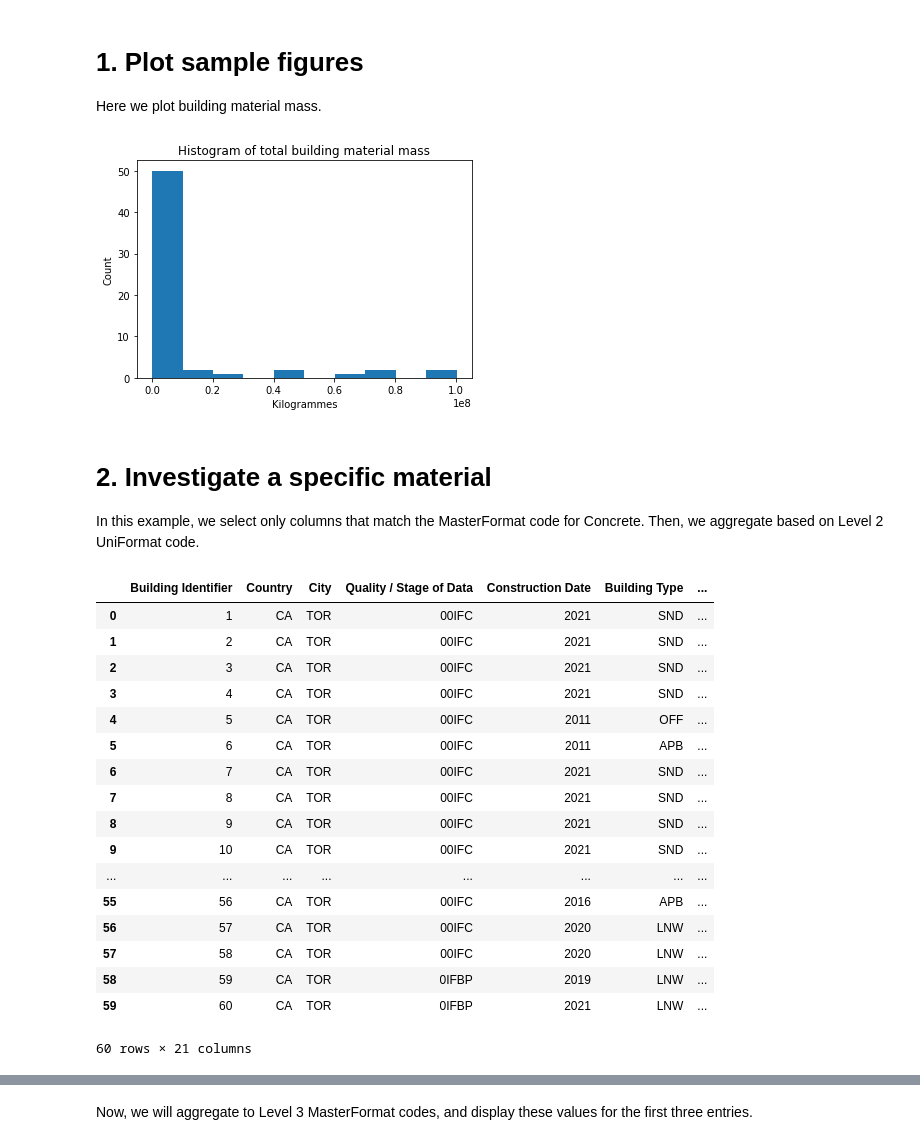
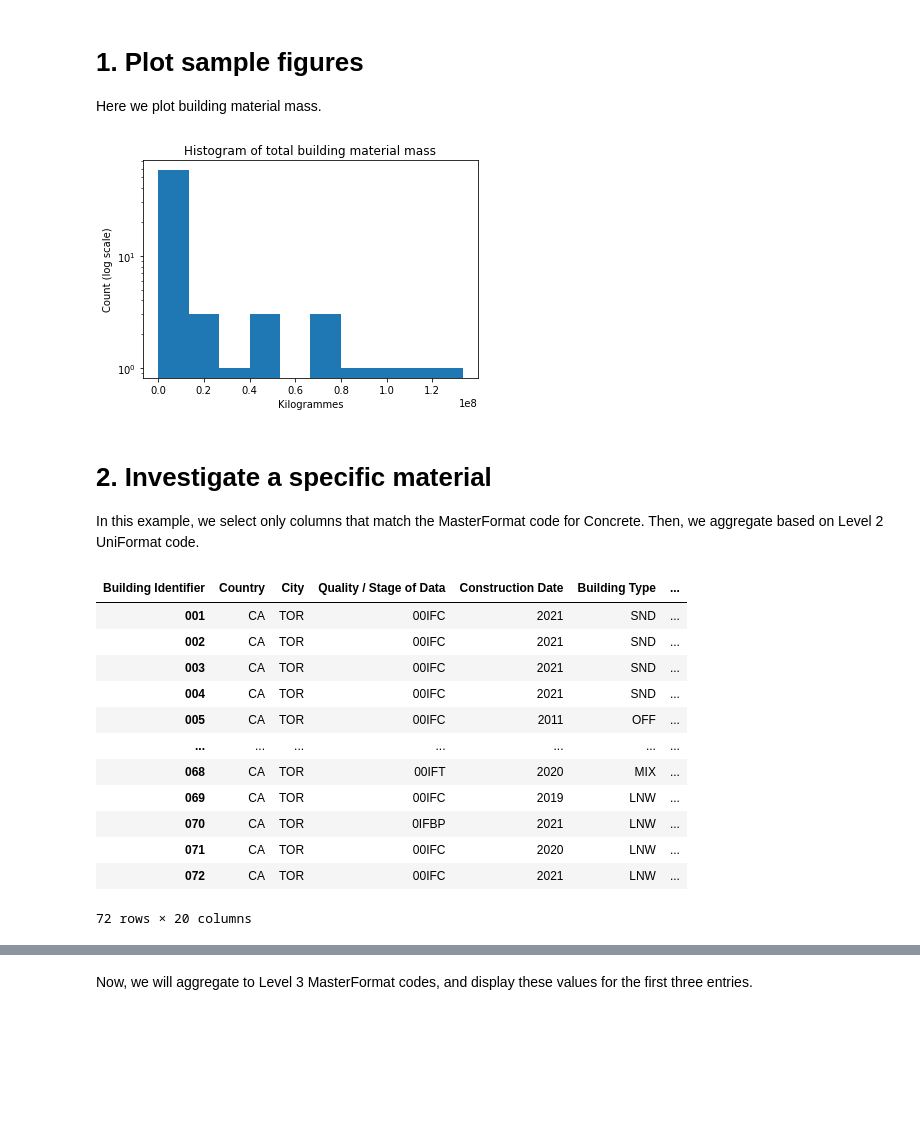
Before and after one commit to alexwolson/A-Construction-Classification-System-Database-for-Understanding-Resource-Use-in-Buildings, a Jupyter notebook: Sample Code/Sample.ipynb, the cells around one changed output, grey strips where cells are left out. Drawn from its saved outputs; the diff is of its cells as text; code cells hidden in the pictures; blank space fills up the shorter version.

Commit message:
Updated code for new dataset version, added new sample code

```diff
--- a/Sample Code/Sample.ipynb
+++ b/Sample Code/Sample.ipynb
@@ -11,18 +11,20 @@ import matplotlib
 
 These are borrowed from the `Convert.ipynb` file.
 # %%
-headings = ['Building Identifier',
-            'Country',
+headings = ['Country',
              'City',
              'Quality / Stage of Data',
              'Construction Date',
              'Building Type',
              'Gross Floor Area']
 # %%
-df = pd.read_excel('../Dataset/dataset.xlsx',header=1).drop('Unnamed: 0',axis=1)
+df = pd.read_excel('../Dataset/dataset.xlsx',header=3,index_col=1)
+df = df.drop('Unnamed: 0',axis=1).T#.reset_index().rename({'Building Identifier':'index','index':'Building Identifier'},axis=1)
+df = df[df.index.str.contains('0')]
+# %%
+df[[c for c in df.columns if 'kg' in c]] = df[[c for c in df.columns if 'kg' in c]].astype('float')
 # %%
-f = lambda x: x if x[-2] != '.' else x.rsplit('.',1)[0]
-df = pd.concat([df[headings],df[[c for c in df.columns if 'kg' in c]].groupby(f,axis=1).mean()],axis=1)
+df = pd.concat([df[headings].groupby(lambda x: x.split('.')[0],axis=0).max(),df[[c for c in df.columns if 'kg' in c]].groupby(lambda x: x.split('.')[0],axis=0).mean(numeric_only=True)],axis=1)
 # %%
 name_conversion = pd.read_csv('name_conversion.csv')
 building_name_conversion = pd.read_csv('building_type_name_conversion.csv')
@@ -72,10 +74,11 @@ Here we plot building material mass.
 # %%
 plt.hist(df[[c for c in df.columns if 'kg' in c]].sum(axis=1));
 plt.title('Histogram of total building material mass')
+plt.yscale('log')
 plt.xlabel('Kilogrammes')
-plt.ylabel('Count');
+plt.ylabel('Count (log scale)');
 # %% [output]
-[figure, old version]
+[figure, new version]
 # %% [markdown]
 # 2. Investigate a specific material
 
@@ -88,24 +91,19 @@ concrete_df = pd.concat([df[headings],df[cols].groupby(f,axis=1).sum()],axis=1).
 # %%
 concrete_df
 # %% [output]
-|  | Building Identifier | Country | City | Quality / Stage of Data | Construction Date | Building Type | ... |
-| 0 | 1 | CA | TOR | 00IFC | 2021 | SND | ... |
-| 1 | 2 | CA | TOR | 00IFC | 2021 | SND | ... |
-| 2 | 3 | CA | TOR | 00IFC | 2021 | SND | ... |
-| 3 | 4 | CA | TOR | 00IFC | 2021 | SND | ... |
-| 4 | 5 | CA | TOR | 00IFC | 2011 | OFF | ... |
-| 5 | 6 | CA | TOR | 00IFC | 2011 | APB | ... |
-| 6 | 7 | CA | TOR | 00IFC | 2021 | SND | ... |
-| 7 | 8 | CA | TOR | 00IFC | 2021 | SND | ... |
-| 8 | 9 | CA | TOR | 00IFC | 2021 | SND | ... |
-| 9 | 10 | CA | TOR | 00IFC | 2021 | SND | ... |
-| ... | ... | ... | ... | ... | ... | ... | ... |
-| 55 | 56 | CA | TOR | 00IFC | 2016 | APB | ... |
-| 56 | 57 | CA | TOR | 00IFC | 2020 | LNW | ... |
-| 57 | 58 | CA | TOR | 00IFC | 2020 | LNW | ... |
-| 58 | 59 | CA | TOR | 0IFBP | 2019 | LNW | ... |
-| 59 | 60 | CA | TOR | 0IFBP | 2021 | LNW | ... |
+| Building Identifier | Country | City | Quality / Stage of Data | Construction Date | Building Type | ... |
+| 001 | CA | TOR | 00IFC | 2021 | SND | ... |
+| 002 | CA | TOR | 00IFC | 2021 | SND | ... |
+| 003 | CA | TOR | 00IFC | 2021 | SND | ... |
+| 004 | CA | TOR | 00IFC | 2021 | SND | ... |
+| 005 | CA | TOR | 00IFC | 2011 | OFF | ... |
+| ... | ... | ... | ... | ... | ... | ... |
+| 068 | CA | TOR | 00IFT | 2020 | MIX | ... |
+| 069 | CA | TOR | 00IFC | 2019 | LNW | ... |
+| 070 | CA | TOR | 0IFBP | 2021 | LNW | ... |
+| 071 | CA | TOR | 00IFC | 2020 | LNW | ... |
+| 072 | CA | TOR | 00IFC | 2021 | LNW | ... |
-60 rows × 21 columns
+72 rows × 20 columns
 # %%
 grouping_function = lambda x: x.split('_')[0] #This function takes in a full column name, like "000_G2010.20.000_03 00 00.00_m3_1", and returns only the floor.
 to_draw = df[cols].groupby(grouping_function,axis=1).sum().replace(0,np.NaN).div(df['Gross Floor Area'],axis='rows').mean()
```
Also changed, not shown: parts of 29 cells of this notebook, 8 other files.
